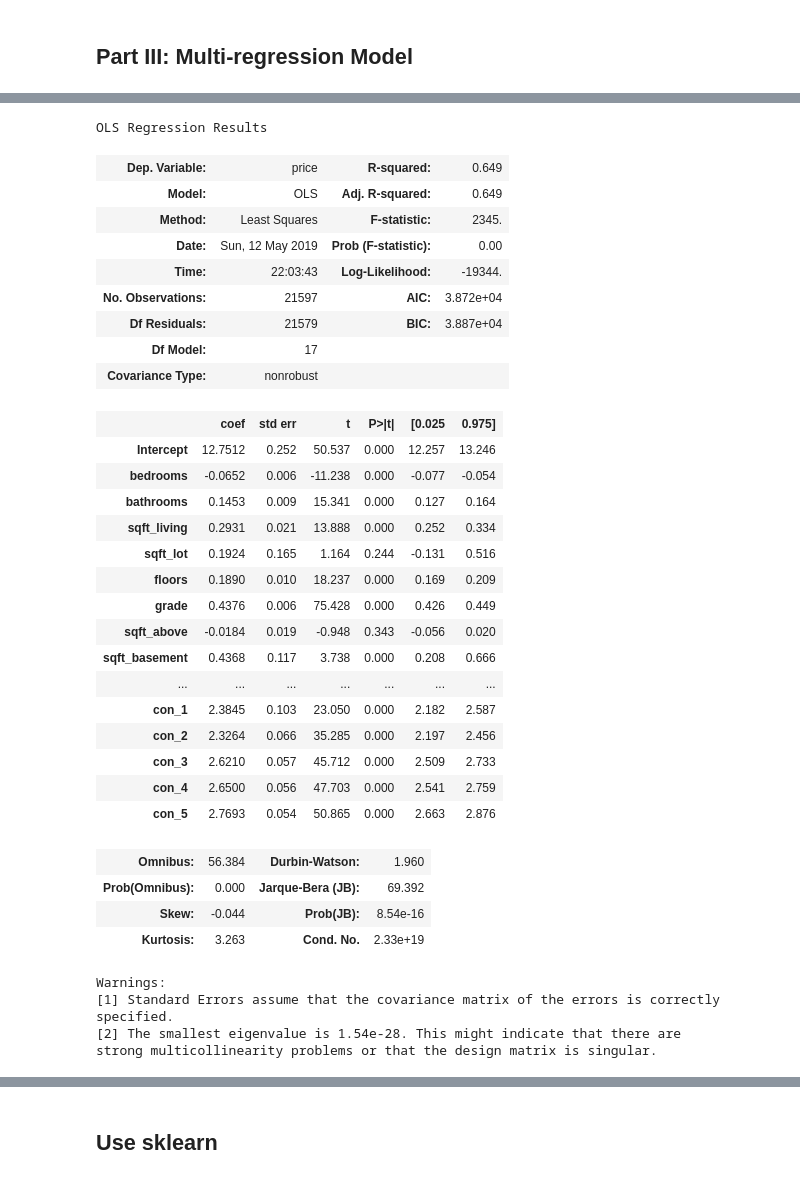
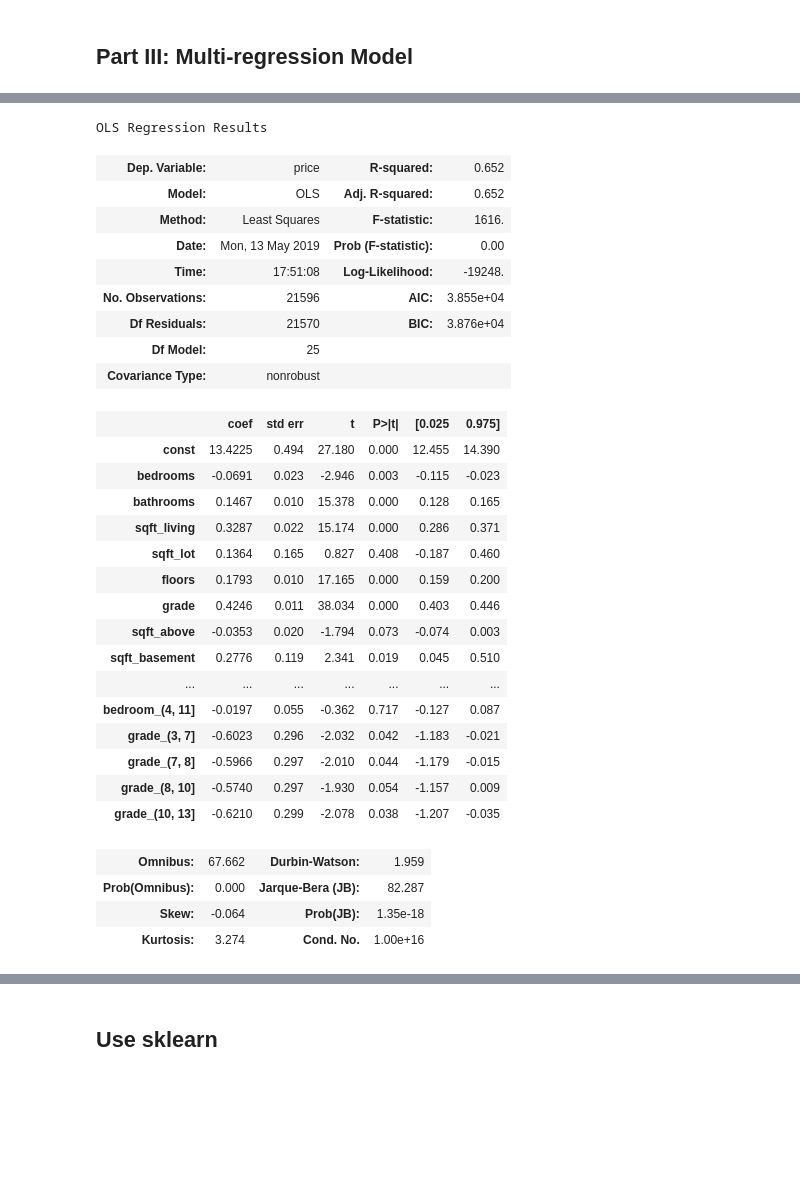
Before and after one commit to bonniema/housepriceprediction-multipleregression, a Jupyter notebook: project-exploration.ipynb, the cells around one changed output, grey strips where cells are left out. Cells and saved outputs as stored; diff of their text form; code cells hidden in the pictures; blank space fills up the shorter version.

Commit message:
model fit using sklearn

```diff
--- a/project-exploration.ipynb
+++ b/project-exploration.ipynb
@@ -525,4 +463,4 @@ We will drop sqft_living15, sqft_lot15 because they are highly correlated with s
 # %%
 #kcdata.info()
 
-kcdata_set = kcdata.drop(columns=['view','condition','sqft_living15','sqft_lot15','zipcode','lat','long'],axis=1)
+kcdata_set = kcdata.drop(columns=['bedrooms','bathrooms','floors','waterfront','grade','yr_built','view','condition','sqft_living15','sqft_lot15','zipcode','lat','long'],axis=1)
@@ -532,0 +467,3 @@ kcdata_set.hist(figsize = [12,12]);
+# %%
+kcdata_set = pd.concat([kcdata_set,bedroom_dummy, bathroom_dummy, grade_dummy, waterfront_dummy, floors_dummy, year_dummy], axis=1)
+kcdata_set.head()
@@ -647,7 +592,7 @@ plt.show()
 ## Part III: Multi-regression Model
 # %%
 data_ols = kcdata_set.iloc[:,2:]
-data_ols=data_ols.drop(columns='waterfront',axis=1)
+data_ols.dropna(inplace=True)
 # %%
 data_ols.info()
 # %% [output]
@@ -676,44 +623,45 @@ formula = outcome + "~" + pred_sum
+# %%
+X = predictors
+y = data_ols['price']
 # %%
 import statsmodels.api as sm
-from statsmodels.formula.api import ols
+#from statsmodels.formula.api import ols
 
-model = ols(formula=formula, data = data_ols).fit()
+X_int = sm.add_constant(predictors)
+
+model = sm.OLS(y, X_int).fit()
 model.summary()
 # %% [output]
 OLS Regression Results
-| Dep. Variable: | price | R-squared: | 0.649 |
-| Model: | OLS | Adj. R-squared: | 0.649 |
-| Method: | Least Squares | F-statistic: | 2345. |
-| Date: | Sun, 12 May 2019 | Prob (F-statistic): | 0.00 |
-| Time: | 22:03:43 | Log-Likelihood: | -19344. |
-| No. Observations: | 21597 | AIC: | 3.872e+04 |
-| Df Residuals: | 21579 | BIC: | 3.887e+04 |
-| Df Model: | 17 |  |  |
+| Dep. Variable: | price | R-squared: | 0.652 |
+| Model: | OLS | Adj. R-squared: | 0.652 |
+| Method: | Least Squares | F-statistic: | 1616. |
+| Date: | Mon, 13 May 2019 | Prob (F-statistic): | 0.00 |
+| Time: | 17:51:08 | Log-Likelihood: | -19248. |
+| No. Observations: | 21596 | AIC: | 3.855e+04 |
+| Df Residuals: | 21570 | BIC: | 3.876e+04 |
+| Df Model: | 25 |  |  |
 | Covariance Type: | nonrobust |  |  |
 |  | coef | std err | t | P>|t| | [0.025 | 0.975] |
-| Intercept | 12.7512 | 0.252 | 50.537 | 0.000 | 12.257 | 13.246 |
-| bedrooms | -0.0652 | 0.006 | -11.238 | 0.000 | -0.077 | -0.054 |
-| bathrooms | 0.1453 | 0.009 | 15.341 | 0.000 | 0.127 | 0.164 |
-| sqft_living | 0.2931 | 0.021 | 13.888 | 0.000 | 0.252 | 0.334 |
-| sqft_lot | 0.1924 | 0.165 | 1.164 | 0.244 | -0.131 | 0.516 |
-| floors | 0.1890 | 0.010 | 18.237 | 0.000 | 0.169 | 0.209 |
-| grade | 0.4376 | 0.006 | 75.428 | 0.000 | 0.426 | 0.449 |
-| sqft_above | -0.0184 | 0.019 | -0.948 | 0.343 | -0.056 | 0.020 |
-| sqft_basement | 0.4368 | 0.117 | 3.738 | 0.000 | 0.208 | 0.666 |
+| const | 13.4225 | 0.494 | 27.180 | 0.000 | 12.455 | 14.390 |
+| bedrooms | -0.0691 | 0.023 | -2.946 | 0.003 | -0.115 | -0.023 |
+| bathrooms | 0.1467 | 0.010 | 15.378 | 0.000 | 0.128 | 0.165 |
+| sqft_living | 0.3287 | 0.022 | 15.174 | 0.000 | 0.286 | 0.371 |
+| sqft_lot | 0.1364 | 0.165 | 0.827 | 0.408 | -0.187 | 0.460 |
+| floors | 0.1793 | 0.010 | 17.165 | 0.000 | 0.159 | 0.200 |
+| grade | 0.4246 | 0.011 | 38.034 | 0.000 | 0.403 | 0.446 |
+| sqft_above | -0.0353 | 0.020 | -1.794 | 0.073 | -0.074 | 0.003 |
+| sqft_basement | 0.2776 | 0.119 | 2.341 | 0.019 | 0.045 | 0.510 |
 | ... | ... | ... | ... | ... | ... | ... |
-| con_1 | 2.3845 | 0.103 | 23.050 | 0.000 | 2.182 | 2.587 |
-| con_2 | 2.3264 | 0.066 | 35.285 | 0.000 | 2.197 | 2.456 |
-| con_3 | 2.6210 | 0.057 | 45.712 | 0.000 | 2.509 | 2.733 |
-| con_4 | 2.6500 | 0.056 | 47.703 | 0.000 | 2.541 | 2.759 |
-| con_5 | 2.7693 | 0.054 | 50.865 | 0.000 | 2.663 | 2.876 |
+| bedroom_(4, 11] | -0.0197 | 0.055 | -0.362 | 0.717 | -0.127 | 0.087 |
+| grade_(3, 7] | -0.6023 | 0.296 | -2.032 | 0.042 | -1.183 | -0.021 |
+| grade_(7, 8] | -0.5966 | 0.297 | -2.010 | 0.044 | -1.179 | -0.015 |
+| grade_(8, 10] | -0.5740 | 0.297 | -1.930 | 0.054 | -1.157 | 0.009 |
+| grade_(10, 13] | -0.6210 | 0.299 | -2.078 | 0.038 | -1.207 | -0.035 |
-| Omnibus: | 56.384 | Durbin-Watson: | 1.960 |
-| Prob(Omnibus): | 0.000 | Jarque-Bera (JB): | 69.392 |
-| Skew: | -0.044 | Prob(JB): | 8.54e-16 |
-| Kurtosis: | 3.263 | Cond. No. | 2.33e+19 |
+| Omnibus: | 67.662 | Durbin-Watson: | 1.959 |
+| Prob(Omnibus): | 0.000 | Jarque-Bera (JB): | 82.287 |
+| Skew: | -0.064 | Prob(JB): | 1.35e-18 |
+| Kurtosis: | 3.274 | Cond. No. | 1.00e+16 |
-Warnings:
-[1] Standard Errors assume that the covariance matrix of the errors is correctly specified.
-[2] The smallest eigenvalue is 1.54e-28. This might indicate that there are
-strong multicollinearity problems or that the design matrix is singular.
 # %%
 import statsmodels.api as sm
 
```
Also changed, not shown: parts of 40 cells of this notebook.
